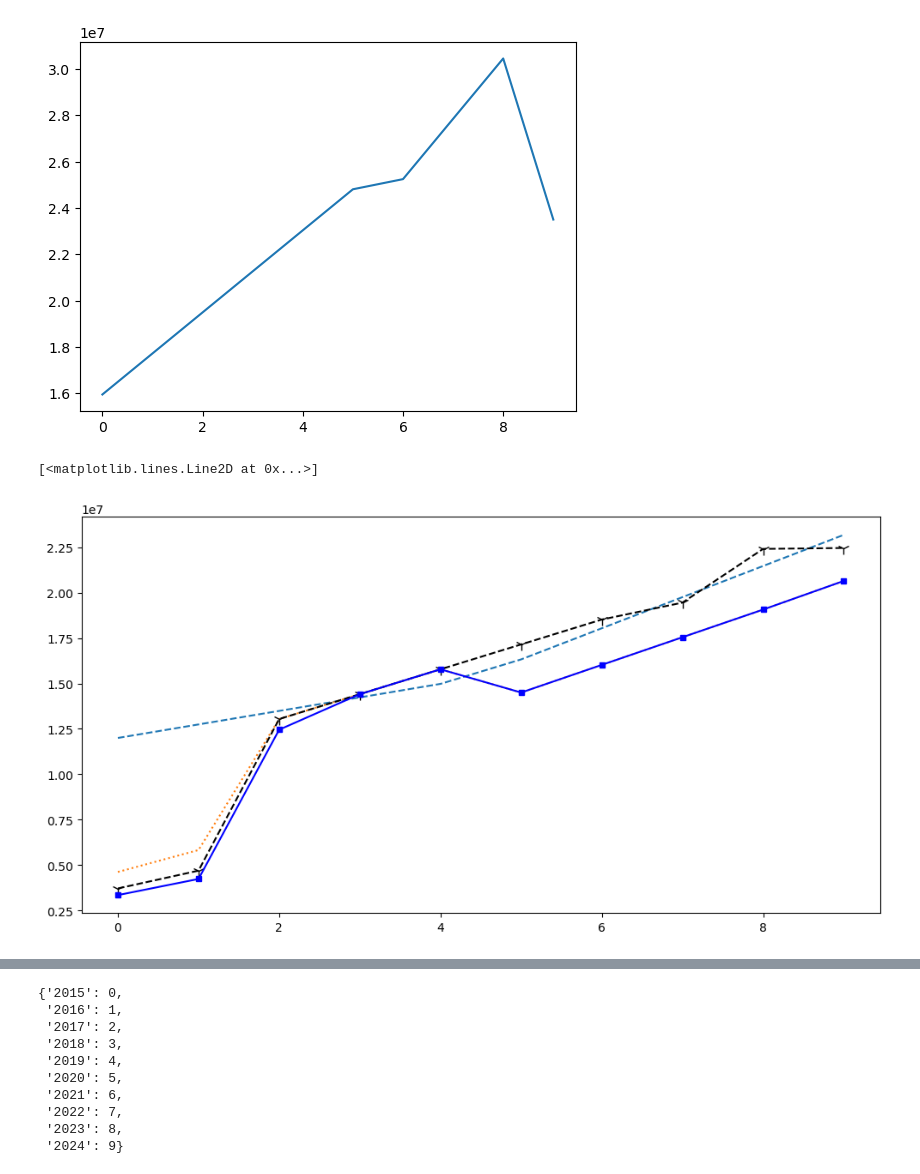
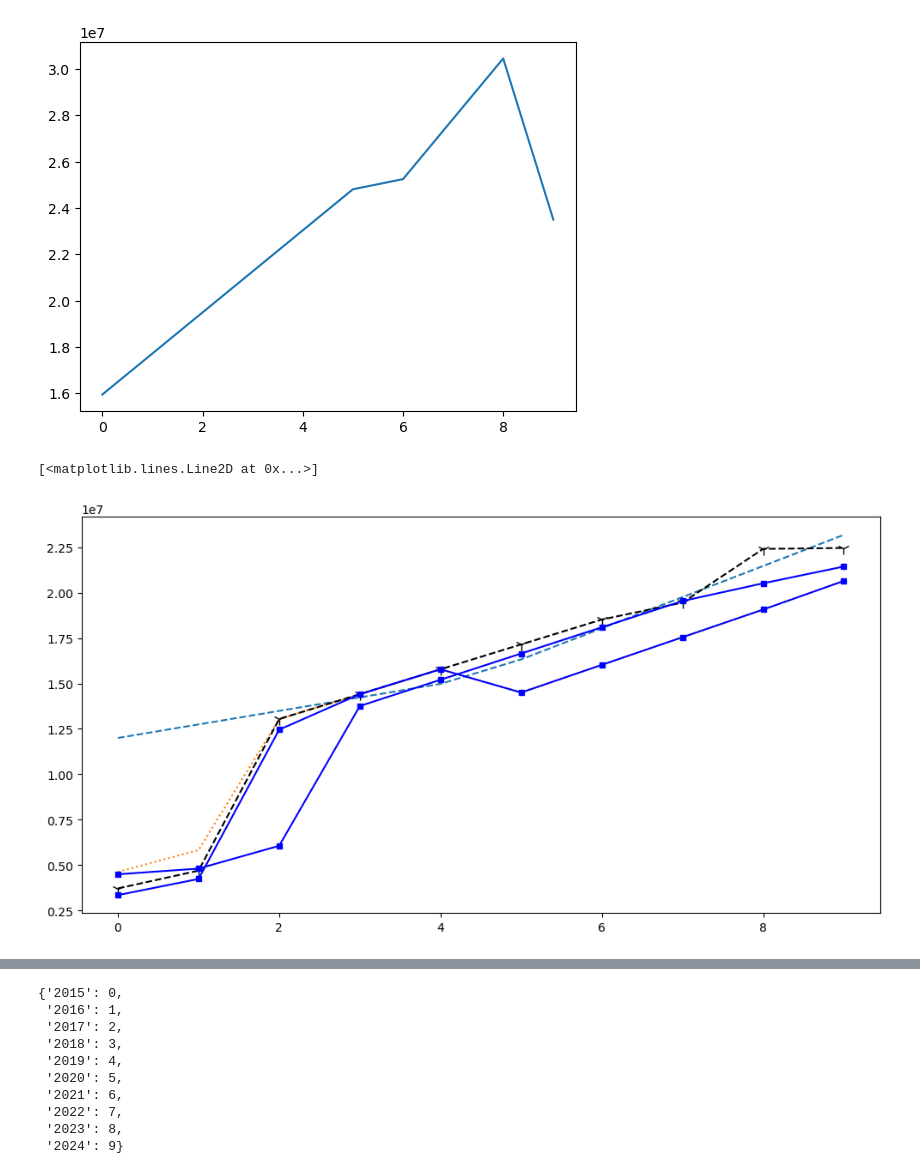
Before and after one commit to Srujana-Gottumukkala/Data-Analysis-Projects-Python, a Jupyter notebook: 3. IPL Data Analysis using NumPy and Matplotlib.ipynb, the cells around one changed output, grey strips where cells are left out. Cells and saved outputs as stored; diff of their text form; code cells hidden in the pictures.

```diff
--- a/3. IPL Data Analysis using NumPy and Matplotlib.ipynb
+++ b/3. IPL Data Analysis using NumPy and Matplotlib.ipynb
@@ -53,12 +53,13 @@ plt.plot(Salary[0])
 # %%
 plt.plot(Salary[1], ls = '--')
 plt.plot(Salary[2], ls = ':')
 plt.plot(Salary[3],ls = '--', c = 'k', marker='1', markersize = 10)
+plt.plot(Salary[4], c = 'Blue', ls = '-', marker = 's', ms = 5)
 plt.plot(Salary[5], c = 'Blue', ls = '-', marker = 's', ms = 5)
 # Introducing different line styles
 # %% [output]
 [<matplotlib.lines.Line2D at 0x...>]
-[figure, old version]
+[figure, new version]
 # %%
 # Using system parameters- Parameter tuning
 # %%
```
Also changed, not shown: parts of 1 cell of this notebook.
